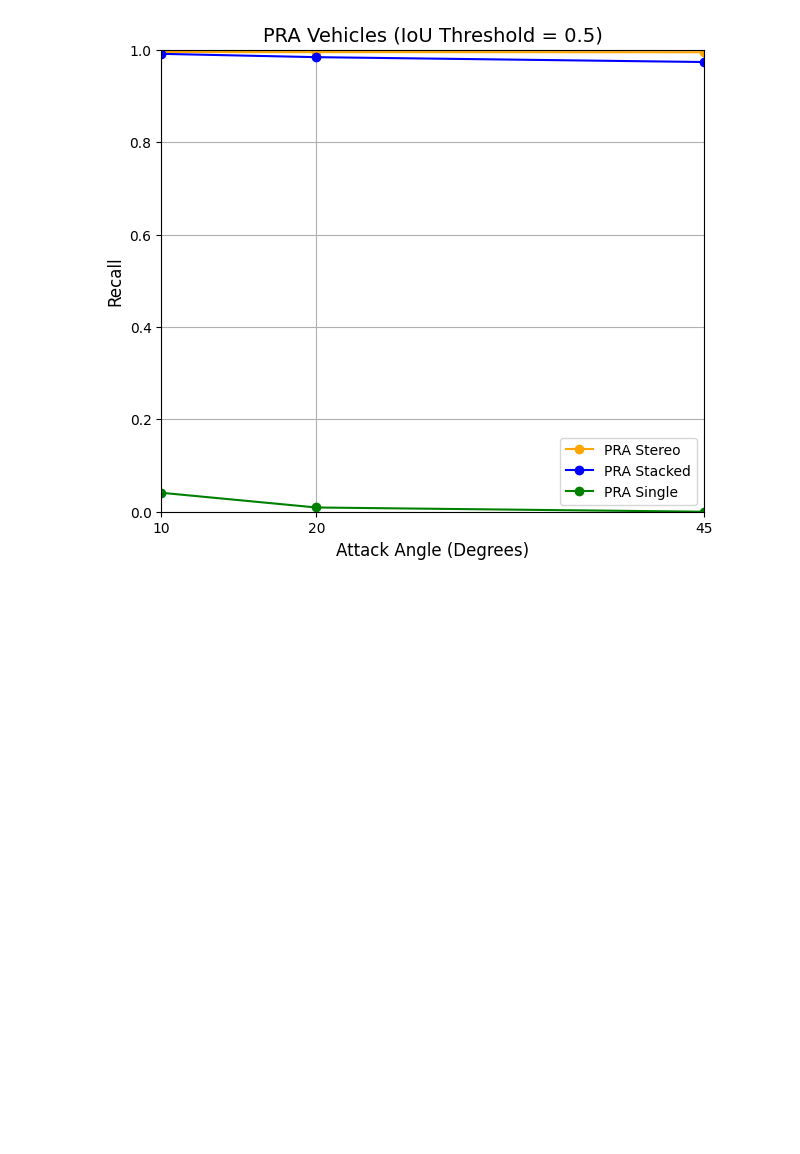
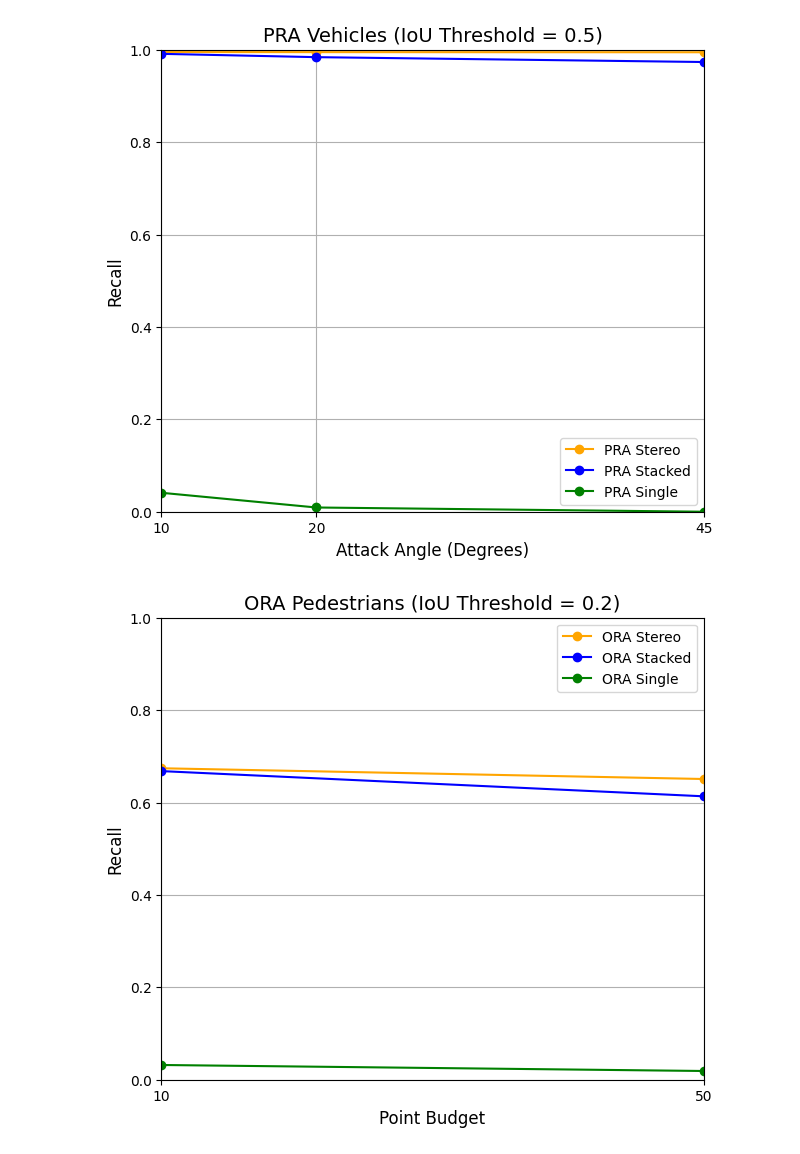
Before and after one commit to WilliamFlinchbaugh/bag_perception_benchmark, a Jupyter notebook: bag_perception_benchmark/figures.ipynb, the cells around one changed output. Saved outputs shown, nothing was run; the diff lists cells and outputs as text; code cells hidden in the pictures; blank space fills up the shorter version.

Commit message:
point budget ora figures

```diff
--- a/bag_perception_benchmark/figures.ipynb
+++ b/bag_perception_benchmark/figures.ipynb
@@ -505,3 +505,41 @@ axs.legend()
 plt.show()
 # %% [output]
 [figure]
+# %%
+# now recall over attack angle for PRA pedestrians, fixed iou threshold at 0.3
+iou_threshold = 0.2
+
+df_ped_ora_stereo = df[(df["ORA"]) & (df["attacking_pedestrians"]) & (df["cam_config"] == "stereo") & (df["class"] == "PEDESTRIAN") & (df["iou_threshold"] == iou_threshold)]
+df_ped_ora_stereo = df_ped_ora_stereo.groupby("point_budget")
+ped_ora_stereo_confusion = df_ped_ora_stereo[["tp", "fp", "fn"]].sum()
+recall_ped_stereo = calc_recall_precision(ped_ora_stereo_confusion)["recall"]
+
+df_ped_ora_stacked = df[(df["ORA"]) & (df["attacking_pedestrians"]) & (df["cam_config"] == "stacked") & (df["class"] == "PEDESTRIAN") & (df["iou_threshold"] == iou_threshold)]
+df_ped_ora_stacked = df_ped_ora_stacked.groupby("point_budget")
+ped_ora_stacked_confusion = df_ped_ora_stacked[["tp", "fp", "fn"]].sum()
+recall_ped_stacked = calc_recall_precision(ped_ora_stacked_confusion)["recall"]
+
+df_ped_ora_single = df[(df["ORA"]) & (df["attacking_pedestrians"]) & (df["cam_config"] == "single") & (df["class"] == "PEDESTRIAN") & (df["iou_threshold"] == iou_threshold)]
+df_ped_ora_single = df_ped_ora_single.groupby("point_budget")
+ped_ora_single_confusion = df_ped_ora_single[["tp", "fp", "fn"]].sum()
+recall_ped_single = calc_recall_precision(ped_ora_single_confusion)["recall"]
+
+# plot
+fig, axs = plt.subplots(1, 1, figsize=(7, 6))
+
+axs.plot(recall_ped_stereo, label="ORA Stereo", color="orange", marker="o")
+axs.plot(recall_ped_stacked, label="ORA Stacked", color="blue", marker="o")
+axs.plot(recall_ped_single, label="ORA Single", color="green", marker="o")
+axs.set_xticks([10, 50])
+axs.set_yticks(np.arange(0, 1.1, 0.2))
+axs.set_ylim(0, 1)
+axs.set_xlim(10, 50)
+axs.grid()
+axs.set_xlabel("Point Budget", fontsize=12)
+axs.set_ylabel("Recall", fontsize=12)
+axs.set_title(f"ORA Pedestrians (IoU Threshold = {iou_threshold})", fontsize=14)
+axs.legend()
+
+plt.show()
+# %% [output]
+[figure, added]
```
Also changed, not shown: parts of 1 cell of this notebook.
